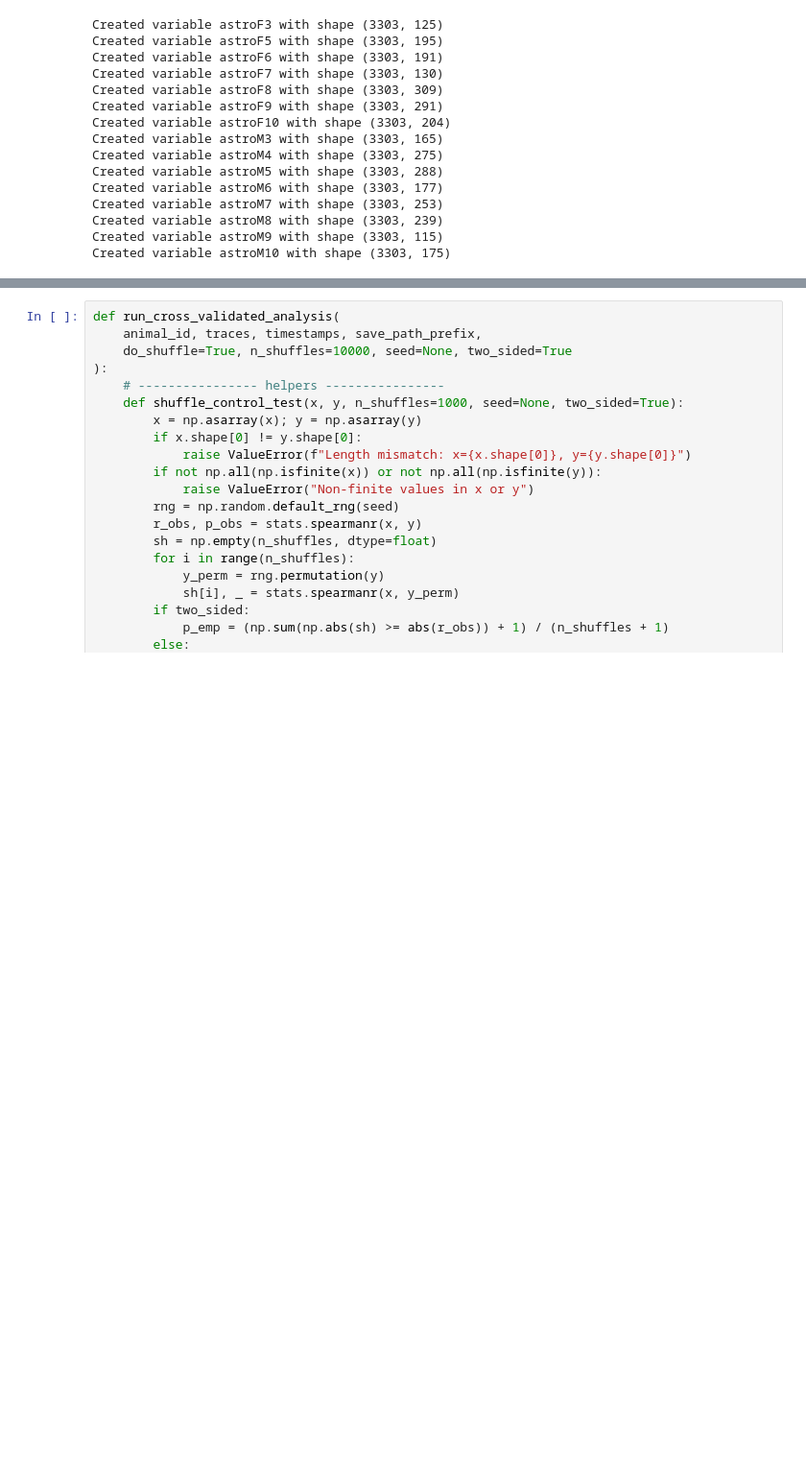
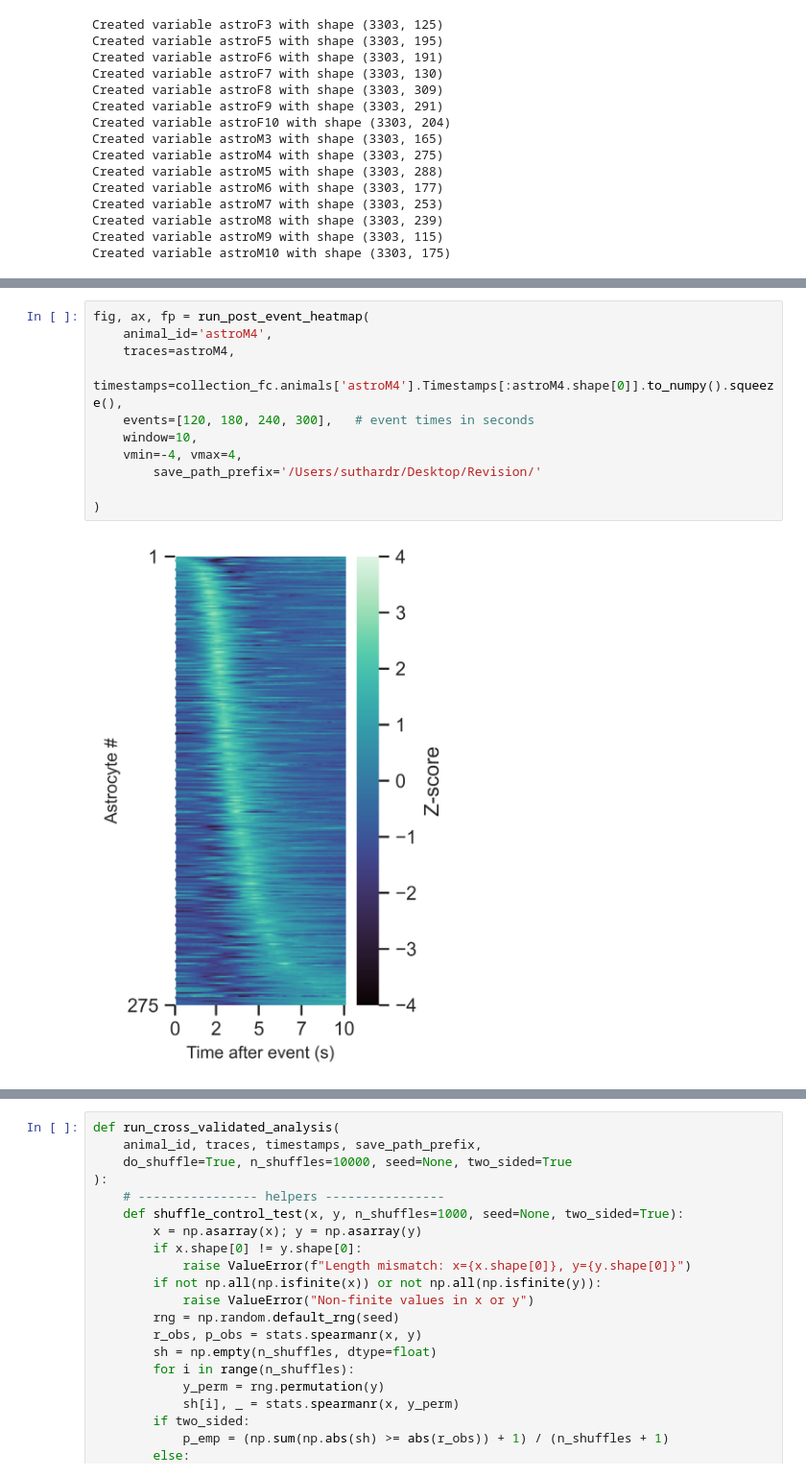
Before and after one commit to rsenne/dCA1_Paper, a Jupyter notebook: onep/Finalized/Figure2_crossvalled_heatmaps_rho_regression_FC.ipynb, the cells around one changed output, grey strips where cells are left out. Shown at 96% size. Drawn from its saved outputs; the diff is of its cells as text; blank space fills up the shorter version.

```diff
--- a/onep/Finalized/Figure2_crossvalled_heatmaps_rho_regression_FC.ipynb
+++ b/onep/Finalized/Figure2_crossvalled_heatmaps_rho_regression_FC.ipynb
@@ -45,0 +230,13 @@ Created variable astroM10 with shape (3303, 175)
+# %%
+fig, ax, fp = run_post_event_heatmap(
+    animal_id='astroM4',
+    traces=astroM4,
+    timestamps=collection_fc.animals['astroM4'].Timestamps[:astroM4.shape[0]].to_numpy().squeeze(),
+    events=[120, 180, 240, 300],   # event times in seconds
+    window=10,
+    vmin=-4, vmax=4,
+        save_path_prefix='/Users/suthardr/Desktop/Revision/'
+
+)
+# %% [output]
+[figure, added]
```
Also changed, not shown: parts of 9 cells of this notebook, 6 other files.
